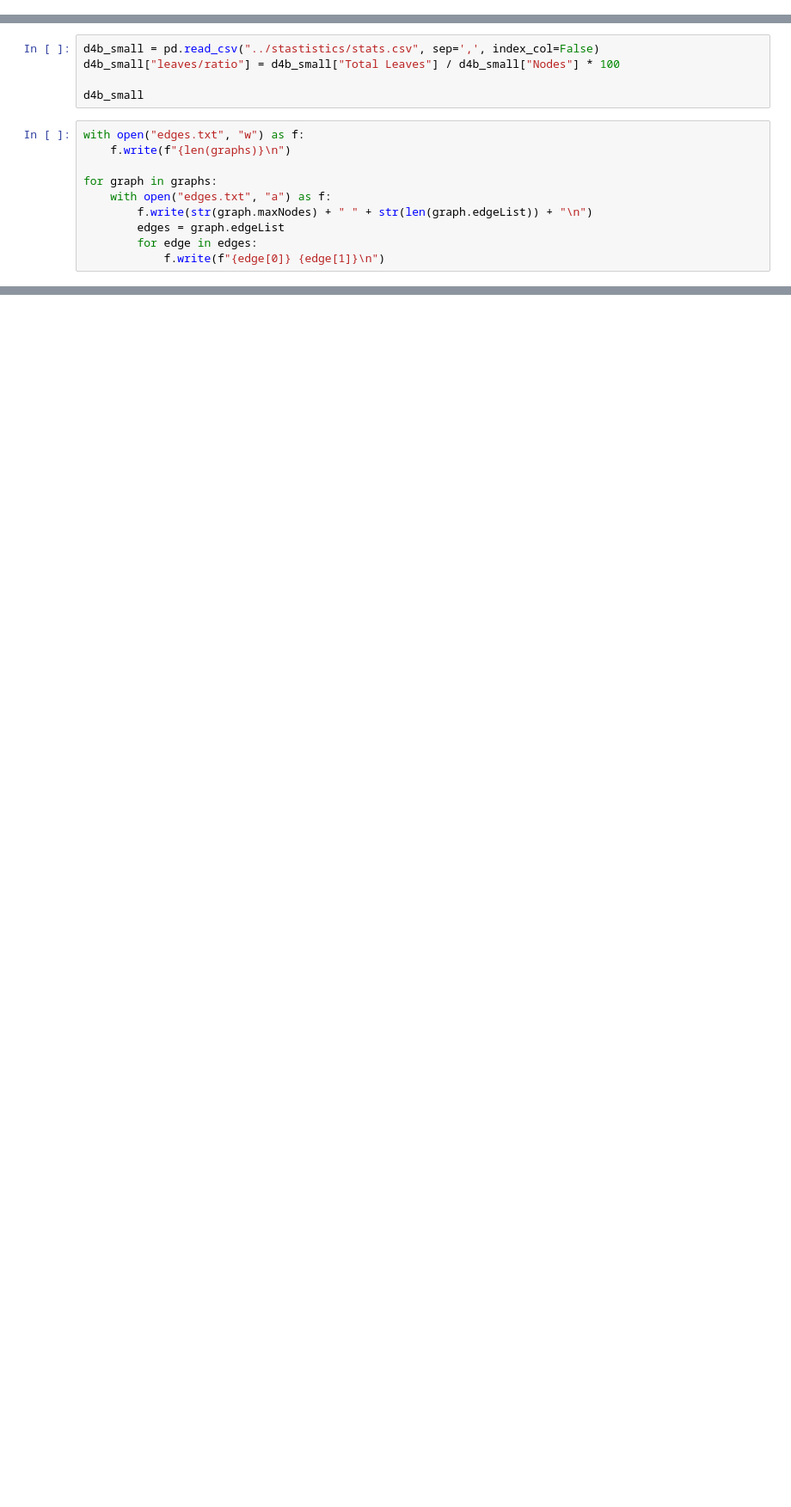
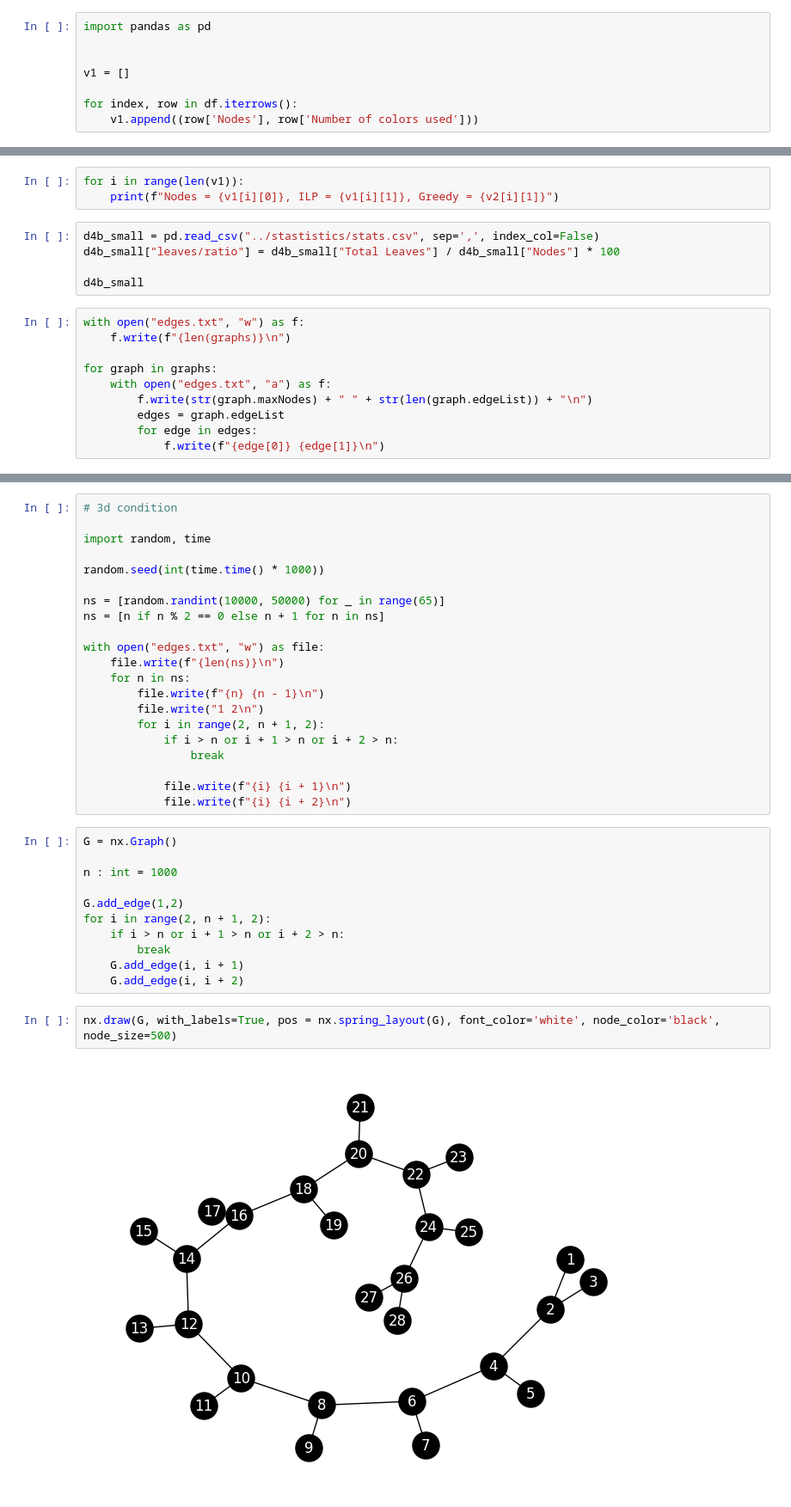
Before and after one commit to theroyakash/packing-coloring, a Jupyter notebook: RandomDegreeBoundedGraphs/pyth-ext/ExactColouring.ipynb, the cells around one changed output, grey strips where cells are left out. Shown: that part at 86% size. Saved outputs shown, nothing was run; the diff lists cells and outputs as text; blank space fills up the shorter version.

```diff
--- a/RandomDegreeBoundedGraphs/pyth-ext/ExactColouring.ipynb
+++ b/RandomDegreeBoundedGraphs/pyth-ext/ExactColouring.ipynb
@@ -242,0 +234,8 @@ console.print(df)
+# %%
+import pandas as pd
+
+
+v1 = []
+
+for index, row in df.iterrows():
+    v1.append((row['Nodes'], row['Number of colors used']))
@@ -243,3 +249,6 @@ console.print(df)
+# %%
+for i in range(len(v1)):
+    print(f"Nodes = {v1[i][0]}, ILP = {v1[i][1]}, Greedy = {v2[i][1]}")
 # %%
 d4b_small = pd.read_csv("../stastistics/stats.csv", sep=',', index_col=False)
 d4b_small["leaves/ratio"] = d4b_small["Total Leaves"] / d4b_small["Nodes"] * 100
@@ -257,0 +275,36 @@ for graph in graphs:
+# %%
+# 3d condition
+
+import random, time
+
+random.seed(int(time.time() * 1000))
+
+ns = [random.randint(10000, 50000) for _ in range(65)]
+ns = [n if n % 2 == 0 else n + 1 for n in ns]
+
+with open("edges.txt", "w") as file:
+    file.write(f"{len(ns)}\n")
+    for n in ns:
+        file.write(f"{n} {n - 1}\n")
+        file.write("1 2\n")
+        for i in range(2, n + 1, 2):
+            if i > n or i + 1 > n or i + 2 > n:
+                break
+
+            file.write(f"{i} {i + 1}\n")
+            file.write(f"{i} {i + 2}\n")
+# %%
+G = nx.Graph()
+
+n : int = 1000
+
+G.add_edge(1,2)
+for i in range(2, n + 1, 2):
+    if i > n or i + 1 > n or i + 2 > n:
+        break
+    G.add_edge(i, i + 1)
+    G.add_edge(i, i + 2)
+# %%
+nx.draw(G, with_labels=True, pos = nx.spring_layout(G), font_color='white', node_color='black', node_size=500)
+# %% [output]
+[figure, added]
```
Also changed, not shown: parts of 30 cells of this notebook, 28 other files.
